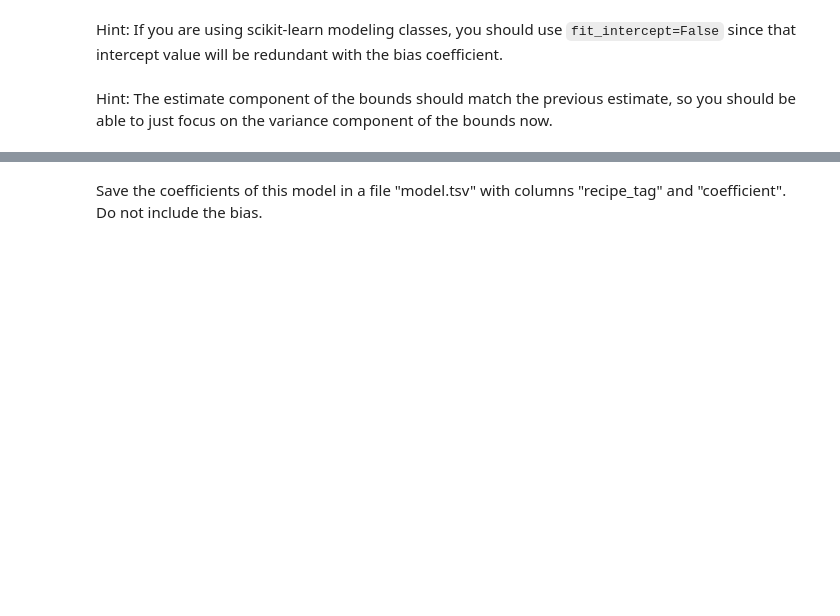
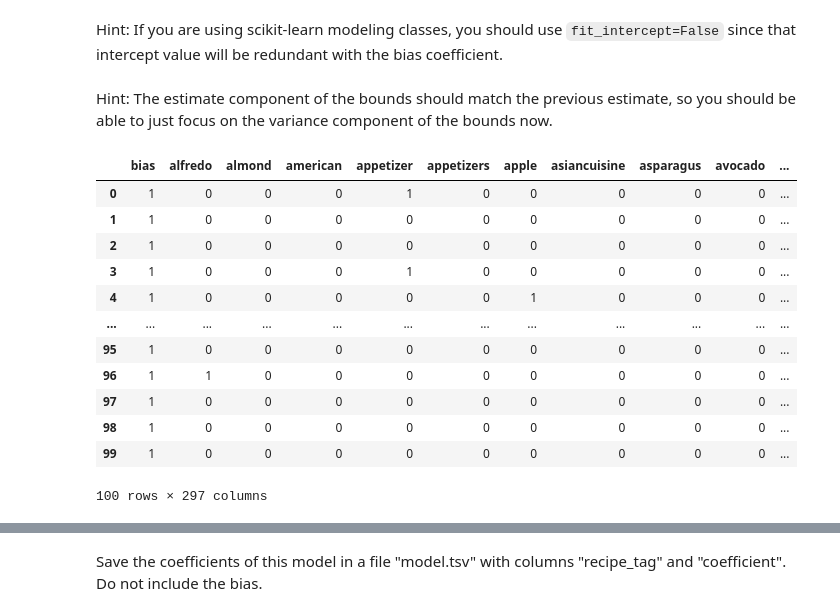
Before and after one commit to cfornesa/dx704-project-04, a Jupyter notebook: project.ipynb, the cells around one changed output, grey strips where cells are left out. Drawn from its saved outputs; the diff is of its cells as text; code cells hidden in the pictures; blank space fills up the shorter version.

```diff
--- a/project.ipynb
+++ b/project.ipynb
@@ -213,0 +210,21 @@ Hint: The estimate component of the bounds should match the previous estimate, s
+# %%
+# YOUR CHANGES HERE
+ridge_data = ratings.merge(features, on="recipe_slug", how="left")
+ridge_X = ridge_data.iloc[:, 1:].drop("rating", axis=1)
+ridge_y = ridge_data[["rating"]]
+# %%
+ridge_X
+# %% [output]
+|  | bias | alfredo | almond | american | appetizer | appetizers | apple | asiancuisine | asparagus | avocado | ... |
+| 0 | 1 | 0 | 0 | 0 | 1 | 0 | 0 | 0 | 0 | 0 | ... |
+| 1 | 1 | 0 | 0 | 0 | 0 | 0 | 0 | 0 | 0 | 0 | ... |
+| 2 | 1 | 0 | 0 | 0 | 0 | 0 | 0 | 0 | 0 | 0 | ... |
+| 3 | 1 | 0 | 0 | 0 | 1 | 0 | 0 | 0 | 0 | 0 | ... |
+| 4 | 1 | 0 | 0 | 0 | 0 | 0 | 1 | 0 | 0 | 0 | ... |
+| ... | ... | ... | ... | ... | ... | ... | ... | ... | ... | ... | ... |
+| 95 | 1 | 0 | 0 | 0 | 0 | 0 | 0 | 0 | 0 | 0 | ... |
+| 96 | 1 | 1 | 0 | 0 | 0 | 0 | 0 | 0 | 0 | 0 | ... |
+| 97 | 1 | 0 | 0 | 0 | 0 | 0 | 0 | 0 | 0 | 0 | ... |
+| 98 | 1 | 0 | 0 | 0 | 0 | 0 | 0 | 0 | 0 | 0 | ... |
+| 99 | 1 | 0 | 0 | 0 | 0 | 0 | 0 | 0 | 0 | 0 | ... |
+100 rows × 297 columns
```
Also changed, not shown: parts of 30 cells of this notebook, 4 other files.
